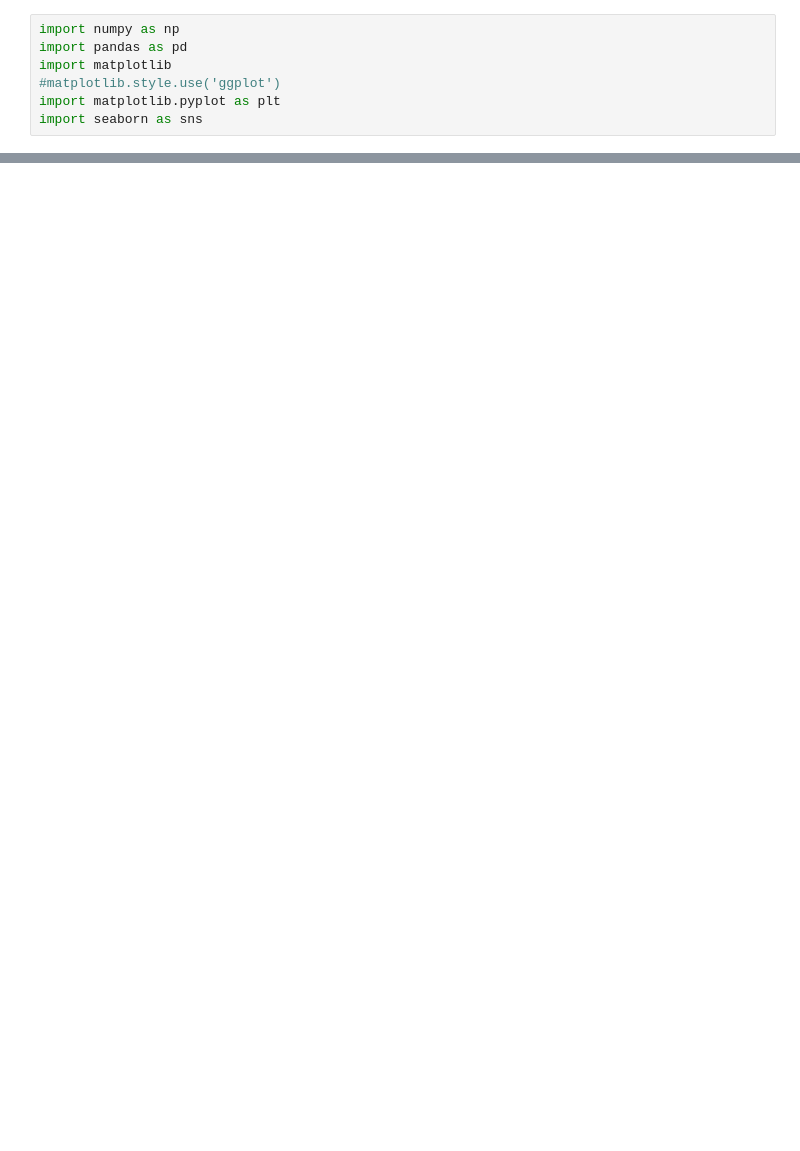
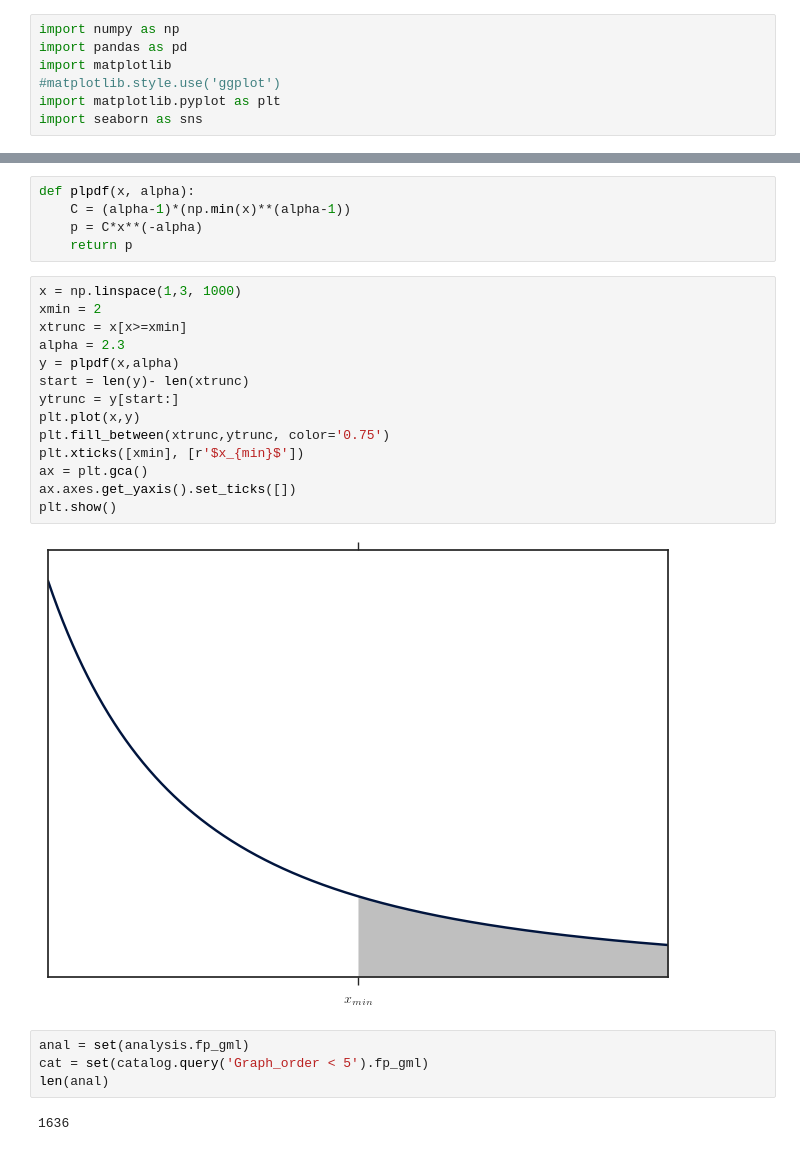
Before and after one commit to adbroido/SFAnalysis, a Jupyter notebook: plots_planalysis.ipynb, the cells around one changed output, grey strips where cells are left out. Drawn from its saved outputs; the diff is of its cells as text; blank space fills up the shorter version.

```diff
--- a/plots_planalysis.ipynb
+++ b/plots_planalysis.ipynb
@@ -171,0 +206,27 @@ True
+# %%
+def plpdf(x, alpha):
+    C = (alpha-1)*(np.min(x)**(alpha-1))
+    p = C*x**(-alpha)
+    return p
+# %%
+x = np.linspace(1,3, 1000)
+xmin = 2
+xtrunc = x[x>=xmin]
+alpha = 2.3
+y = plpdf(x,alpha)
+start = len(y)- len(xtrunc)
+ytrunc = y[start:]
+plt.plot(x,y)
+plt.fill_between(xtrunc,ytrunc, color='0.75')
+plt.xticks([xmin], [r'$x_{min}$'])
+ax = plt.gca()
+ax.axes.get_yaxis().set_ticks([])
+plt.show()
+# %% [output]
+[figure, added]
+# %%
+anal = set(analysis.fp_gml)
+cat = set(catalog.query('Graph_order < 5').fp_gml)
+len(anal)
+# %% [output]
+1636
```
Also changed, not shown: parts of 11 cells of this notebook, 11 other files.
